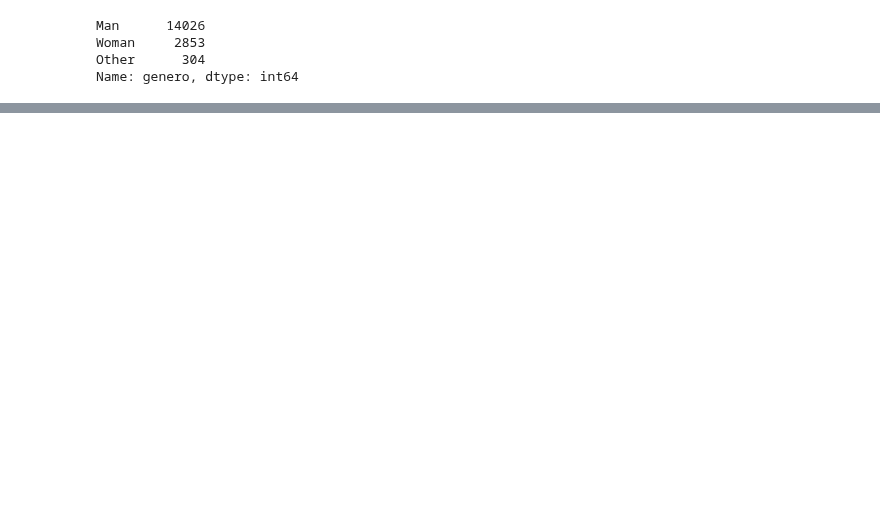
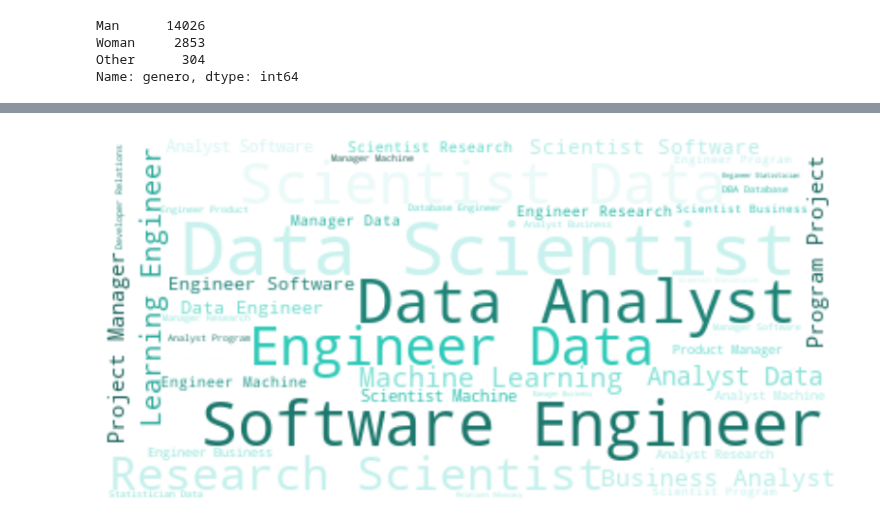
Before and after one commit to paulafuenteg/Kaggle-DS-ML-Survey, a Jupyter notebook: EDA/EDA-Paula.ipynb, the cells around one changed output, grey strips where cells are left out. Cells and saved outputs as stored; diff of their text form; code cells hidden in the pictures; blank space fills up the shorter version.

```diff
--- a/EDA/EDA-Paula.ipynb
+++ b/EDA/EDA-Paula.ipynb
@@ -103,0 +102,21 @@ df_edad.head()
+# %%
+text = " ".join(review for review in df.puesto_trabajo.astype(str))
+# Read the whole text.
+text = text
+
+# Generate a word cloud image
+wordcloud = WordCloud().generate(text)
+
+def blue_color_func(word, font_size, position, orientation, random_state=None,
+                    **kwargs):
+    return "hsl(173, 62%%, %d%%)" % random.randint(20, 100)
+
+# take relative word frequencies into account, lower max_font_size
+wordcloud = WordCloud(background_color="white",max_words=len(text),max_font_size=40, relative_scaling=.5).generate(text)
+plt.figure()
+plt.imshow(wordcloud.recolor(color_func=blue_color_func, random_state=3), interpolation='bilinear')
+plt.axis("off")
+
+plt.show()
+# %% [output]
+[figure, added]
```
Also changed, not shown: parts of 16 cells of this notebook.
